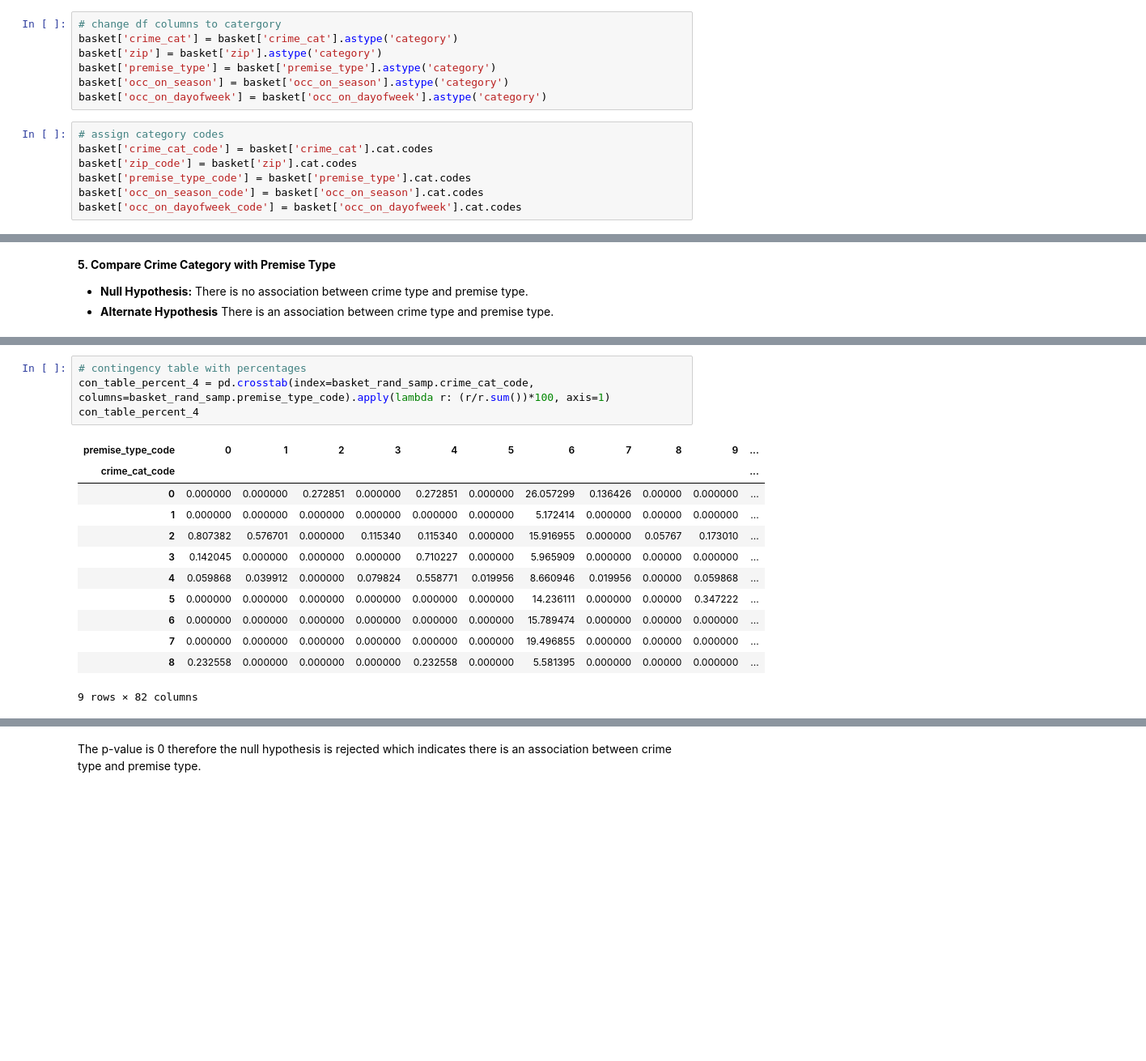
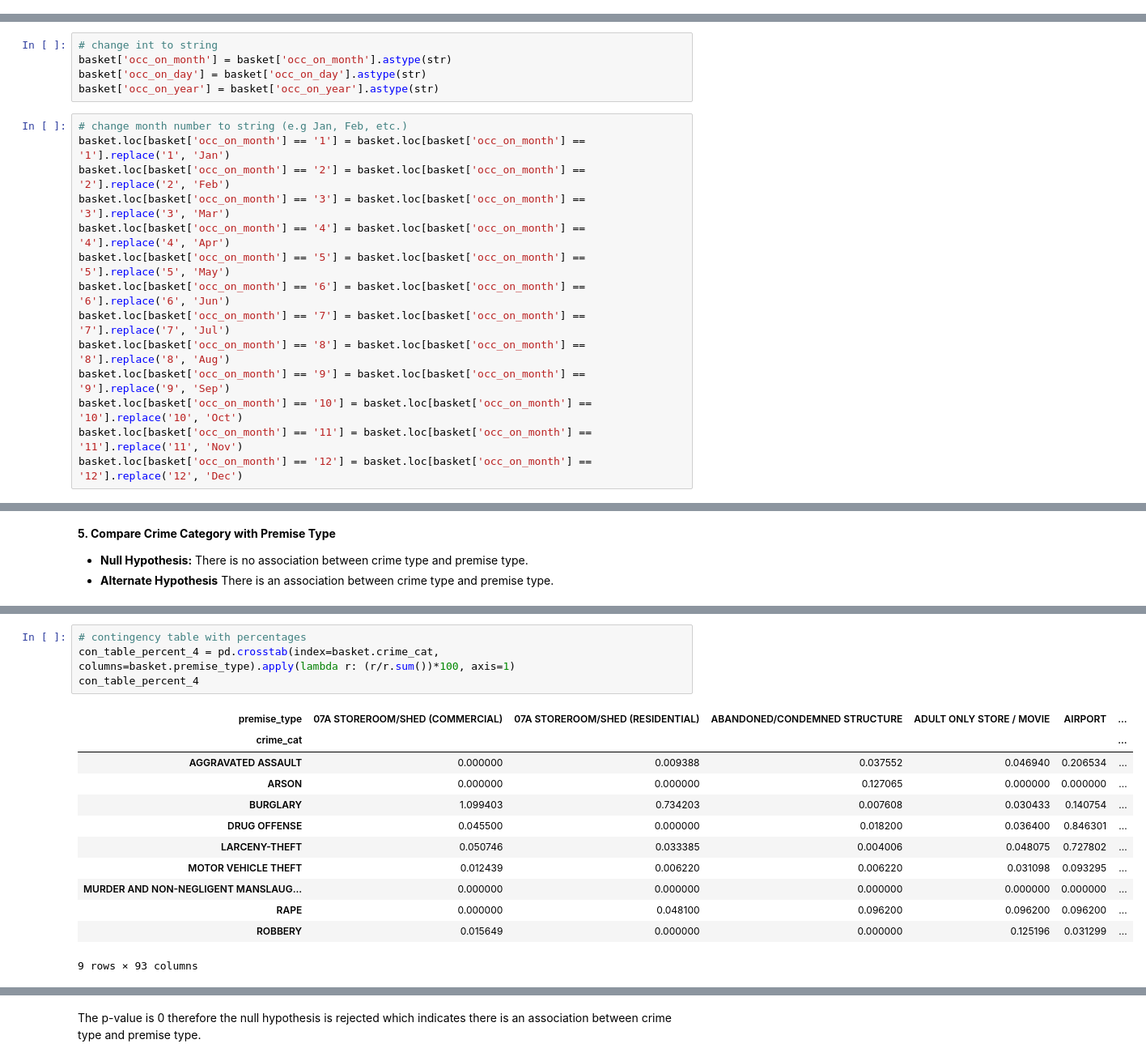
Before and after one commit to jpeterson28/DSCT_Capstone1, a Jupyter notebook: Code.ipynb, the cells around one changed output, grey strips where cells are left out. Shown at 81% size. Saved outputs shown, nothing was run; the diff lists cells and outputs as text; blank space fills up the shorter version.

```diff
--- a/Code.ipynb
+++ b/Code.ipynb
@@ -328,15 +326 @@ dtypes: int64(4), object(5)
 memory usage: 11.3+ MB
-# %%
-# change df columns to catergory
-basket['crime_cat'] = basket['crime_cat'].astype('category')
-basket['zip'] = basket['zip'].astype('category')
-basket['premise_type'] = basket['premise_type'].astype('category')
-basket['occ_on_season'] = basket['occ_on_season'].astype('category')
-basket['occ_on_dayofweek'] = basket['occ_on_dayofweek'].astype('category')
-# %%
-# assign category codes
-basket['crime_cat_code'] = basket['crime_cat'].cat.codes
-basket['zip_code'] = basket['zip'].cat.codes
-basket['premise_type_code'] = basket['premise_type'].cat.codes
-basket['occ_on_season_code'] = basket['occ_on_season'].cat.codes
-basket['occ_on_dayofweek_code'] = basket['occ_on_dayofweek'].cat.codes
@@ -490,0 +327,19 @@ rules_1
+# %%
+# change int to string
+basket['occ_on_month'] = basket['occ_on_month'].astype(str)
+basket['occ_on_day'] = basket['occ_on_day'].astype(str)
+basket['occ_on_year'] = basket['occ_on_year'].astype(str)
+# %%
+# change month number to string (e.g Jan, Feb, etc.)
+basket.loc[basket['occ_on_month'] == '1'] = basket.loc[basket['occ_on_month'] == '1'].replace('1', 'Jan')
+basket.loc[basket['occ_on_month'] == '2'] = basket.loc[basket['occ_on_month'] == '2'].replace('2', 'Feb')
+basket.loc[basket['occ_on_month'] == '3'] = basket.loc[basket['occ_on_month'] == '3'].replace('3', 'Mar')
+basket.loc[basket['occ_on_month'] == '4'] = basket.loc[basket['occ_on_month'] == '4'].replace('4', 'Apr')
+basket.loc[basket['occ_on_month'] == '5'] = basket.loc[basket['occ_on_month'] == '5'].replace('5', 'May')
+basket.loc[basket['occ_on_month'] == '6'] = basket.loc[basket['occ_on_month'] == '6'].replace('6', 'Jun')
+basket.loc[basket['occ_on_month'] == '7'] = basket.loc[basket['occ_on_month'] == '7'].replace('7', 'Jul')
+basket.loc[basket['occ_on_month'] == '8'] = basket.loc[basket['occ_on_month'] == '8'].replace('8', 'Aug')
+basket.loc[basket['occ_on_month'] == '9'] = basket.loc[basket['occ_on_month'] == '9'].replace('9', 'Sep')
+basket.loc[basket['occ_on_month'] == '10'] = basket.loc[basket['occ_on_month'] == '10'].replace('10', 'Oct')
+basket.loc[basket['occ_on_month'] == '11'] = basket.loc[basket['occ_on_month'] == '11'].replace('11', 'Nov')
+basket.loc[basket['occ_on_month'] == '12'] = basket.loc[basket['occ_on_month'] == '12'].replace('12', 'Dec')
@@ -716,17 +608,17 @@ con_table_4
 # %%
 # contingency table with percentages
-con_table_percent_4 = pd.crosstab(index=basket_rand_samp.crime_cat_code, columns=basket_rand_samp.premise_type_code).apply(lambda r: (r/r.sum())*100, axis=1)
+con_table_percent_4 = pd.crosstab(index=basket.crime_cat, columns=basket.premise_type).apply(lambda r: (r/r.sum())*100, axis=1)
 con_table_percent_4
 # %% [output]
-| premise_type_code | 0 | 1 | 2 | 3 | 4 | 5 | 6 | 7 | 8 | 9 | ... |
-| crime_cat_code |  |  |  |  |  |  |  |  |  |  | ... |
-| 0 | 0.000000 | 0.000000 | 0.272851 | 0.000000 | 0.272851 | 0.000000 | 26.057299 | 0.136426 | 0.00000 | 0.000000 | ... |
-| 1 | 0.000000 | 0.000000 | 0.000000 | 0.000000 | 0.000000 | 0.000000 | 5.172414 | 0.000000 | 0.00000 | 0.000000 | ... |
-| 2 | 0.807382 | 0.576701 | 0.000000 | 0.115340 | 0.115340 | 0.000000 | 15.916955 | 0.000000 | 0.05767 | 0.173010 | ... |
-| 3 | 0.142045 | 0.000000 | 0.000000 | 0.000000 | 0.710227 | 0.000000 | 5.965909 | 0.000000 | 0.00000 | 0.000000 | ... |
-| 4 | 0.059868 | 0.039912 | 0.000000 | 0.079824 | 0.558771 | 0.019956 | 8.660946 | 0.019956 | 0.00000 | 0.059868 | ... |
-| 5 | 0.000000 | 0.000000 | 0.000000 | 0.000000 | 0.000000 | 0.000000 | 14.236111 | 0.000000 | 0.00000 | 0.347222 | ... |
-| 6 | 0.000000 | 0.000000 | 0.000000 | 0.000000 | 0.000000 | 0.000000 | 15.789474 | 0.000000 | 0.00000 | 0.000000 | ... |
-| 7 | 0.000000 | 0.000000 | 0.000000 | 0.000000 | 0.000000 | 0.000000 | 19.496855 | 0.000000 | 0.00000 | 0.000000 | ... |
-| 8 | 0.232558 | 0.000000 | 0.000000 | 0.000000 | 0.232558 | 0.000000 | 5.581395 | 0.000000 | 0.00000 | 0.000000 | ... |
+| premise_type | 07A STOREROOM/SHED (COMMERCIAL) | 07A STOREROOM/SHED (RESIDENTIAL) | ABANDONED/CONDEMNED STRUCTURE | ADULT ONLY STORE / MOVIE | AIRPORT | ... |
+| crime_cat |  |  |  |  |  | ... |
+| AGGRAVATED ASSAULT | 0.000000 | 0.009388 | 0.037552 | 0.046940 | 0.206534 | ... |
+| ARSON | 0.000000 | 0.000000 | 0.127065 | 0.000000 | 0.000000 | ... |
+| BURGLARY | 1.099403 | 0.734203 | 0.007608 | 0.030433 | 0.140754 | ... |
+| DRUG OFFENSE | 0.045500 | 0.000000 | 0.018200 | 0.036400 | 0.846301 | ... |
+| LARCENY-THEFT | 0.050746 | 0.033385 | 0.004006 | 0.048075 | 0.727802 | ... |
+| MOTOR VEHICLE THEFT | 0.012439 | 0.006220 | 0.006220 | 0.031098 | 0.093295 | ... |
+| MURDER AND NON-NEGLIGENT MANSLAUG... | 0.000000 | 0.000000 | 0.000000 | 0.000000 | 0.000000 | ... |
+| RAPE | 0.000000 | 0.048100 | 0.096200 | 0.096200 | 0.096200 | ... |
+| ROBBERY | 0.015649 | 0.000000 | 0.000000 | 0.125196 | 0.031299 | ... |
-9 rows × 82 columns
+9 rows × 93 columns
```
Also changed, not shown: parts of 41 cells of this notebook, 2 other files.
